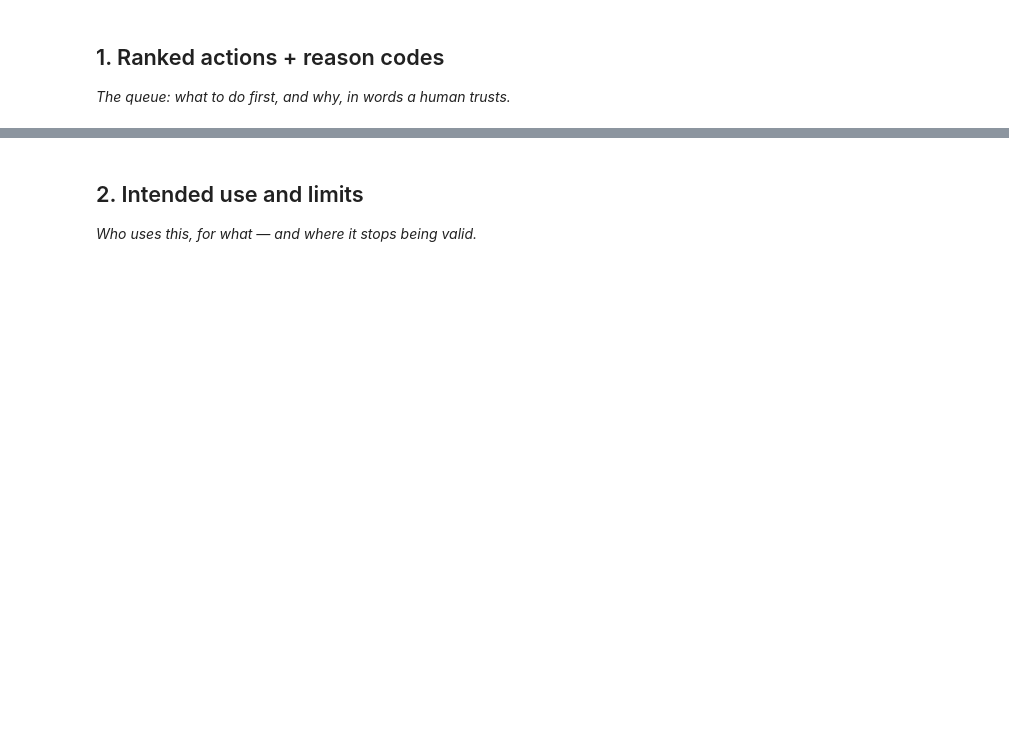
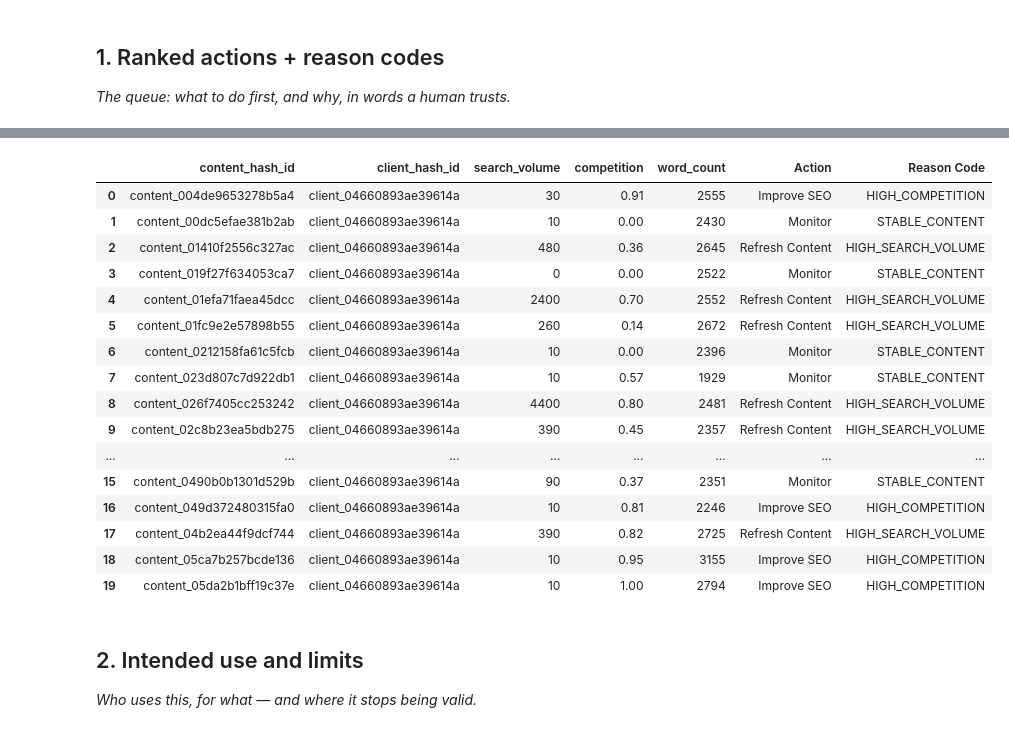
Before and after one commit to Rupikaupa2006/Flyrank-ML-internship, a Jupyter notebook: work/notebooks/w07_action_playbook.ipynb, the cells around one changed output, grey strips where cells are left out. Saved outputs shown, nothing was run; the diff lists cells and outputs as text; code cells hidden in the pictures; blank space fills up the shorter version.

Commit message:
Complete ML-10 Content Action Playbook

```diff
--- a/work/notebooks/w07_action_playbook.ipynb
+++ b/work/notebooks/w07_action_playbook.ipynb
@@ -8,0 +22,18 @@ This skeleton is yours to fill. Work the sections **in order** — each one has
+# %%
+import duckdb
+
+con = duckdb.connect()
+con.execute(f"CREATE OR REPLACE SECRET hf (TYPE huggingface, TOKEN '{HF_TOKEN}')")
+
+REL = 'hf://datasets/FlyRank/internship-warehouse'
+TABLES = {
+    'dim_clients':                f"read_parquet('{REL}/dim_clients.parquet')",
+    'dim_content':                f"read_parquet('{REL}/dim_content.parquet')",
+    'fact_daily':                 f"read_parquet('{REL}/fact_content_daily_performance/**/*.parquet')",
+    'fact_daily_sample':          f"read_parquet('{REL}/fact_content_daily_performance_sample.parquet')",
+    'fact_query_90d':             f"read_parquet('{REL}/fact_content_query_90d.parquet')",
+}
+
+for name, src in TABLES.items():
+    n = con.sql(f"SELECT COUNT(*) FROM {src}").fetchone()[0]
+    print(f"{name:22} {n:>12,} rows")
@@ -16,3 +63,54 @@ This skeleton is yours to fill. Work the sections **in order** — each one has
+# %%
+# This cell is for CODE (numbers, a query, a check).
+# Write your text answer in the cell ABOVE this one — typing sentences here breaks Run All.
+
+
+import pandas as pd
+
+action_queue = con.sql(f"""
+SELECT
+    content_hash_id,
+    client_hash_id,
+    search_volume,
+    competition,
+    word_count
+FROM {TABLES['dim_content']}
+WHERE is_published = TRUE
+LIMIT 20
+""").df()
+
+def recommend_action(row):
+    if pd.notna(row["search_volume"]) and row["search_volume"] > 100:
+        return "Refresh Content", "HIGH_SEARCH_VOLUME"
+    elif pd.notna(row["competition"]) and row["competition"] > 0.7:
+        return "Improve SEO", "HIGH_COMPETITION"
+    else:
+        return "Monitor", "STABLE_CONTENT"
+
+actions = action_queue.apply(recommend_action, axis=1)
+
+action_queue["Action"] = [a[0] for a in actions]
+action_queue["Reason Code"] = [a[1] for a in actions]
+
+action_queue
+# %% [output]
+|  | content_hash_id | client_hash_id | search_volume | competition | word_count | Action | Reason Code |
+| 0 | content_004de9653278b5a4 | client_04660893ae39614a | 30 | 0.91 | 2555 | Improve SEO | HIGH_COMPETITION |
+| 1 | content_00dc5efae381b2ab | client_04660893ae39614a | 10 | 0.00 | 2430 | Monitor | STABLE_CONTENT |
+| 2 | content_01410f2556c327ac | client_04660893ae39614a | 480 | 0.36 | 2645 | Refresh Content | HIGH_SEARCH_VOLUME |
+| 3 | content_019f27f634053ca7 | client_04660893ae39614a | 0 | 0.00 | 2522 | Monitor | STABLE_CONTENT |
+| 4 | content_01efa71faea45dcc | client_04660893ae39614a | 2400 | 0.70 | 2552 | Refresh Content | HIGH_SEARCH_VOLUME |
+| 5 | content_01fc9e2e57898b55 | client_04660893ae39614a | 260 | 0.14 | 2672 | Refresh Content | HIGH_SEARCH_VOLUME |
+| 6 | content_0212158fa61c5fcb | client_04660893ae39614a | 10 | 0.00 | 2396 | Monitor | STABLE_CONTENT |
+| 7 | content_023d807c7d922db1 | client_04660893ae39614a | 10 | 0.57 | 1929 | Monitor | STABLE_CONTENT |
+| 8 | content_026f7405cc253242 | client_04660893ae39614a | 4400 | 0.80 | 2481 | Refresh Content | HIGH_SEARCH_VOLUME |
+| 9 | content_02c8b23ea5bdb275 | client_04660893ae39614a | 390 | 0.45 | 2357 | Refresh Content | HIGH_SEARCH_VOLUME |
+| ... | ... | ... | ... | ... | ... | ... | ... |
+| 15 | content_0490b0b1301d529b | client_04660893ae39614a | 90 | 0.37 | 2351 | Monitor | STABLE_CONTENT |
+| 16 | content_049d372480315fa0 | client_04660893ae39614a | 10 | 0.81 | 2246 | Improve SEO | HIGH_COMPETITION |
+| 17 | content_04b2ea44f9dcf744 | client_04660893ae39614a | 390 | 0.82 | 2725 | Refresh Content | HIGH_SEARCH_VOLUME |
+| 18 | content_05ca7b257bcde136 | client_04660893ae39614a | 10 | 0.95 | 3155 | Improve SEO | HIGH_COMPETITION |
+| 19 | content_05da2b1bff19c37e | client_04660893ae39614a | 10 | 1.00 | 2794 | Improve SEO | HIGH_COMPETITION |
 # %% [markdown]
 ## 2. Intended use and limits
 
```
Also changed, not shown: parts of 13 cells of this notebook.
